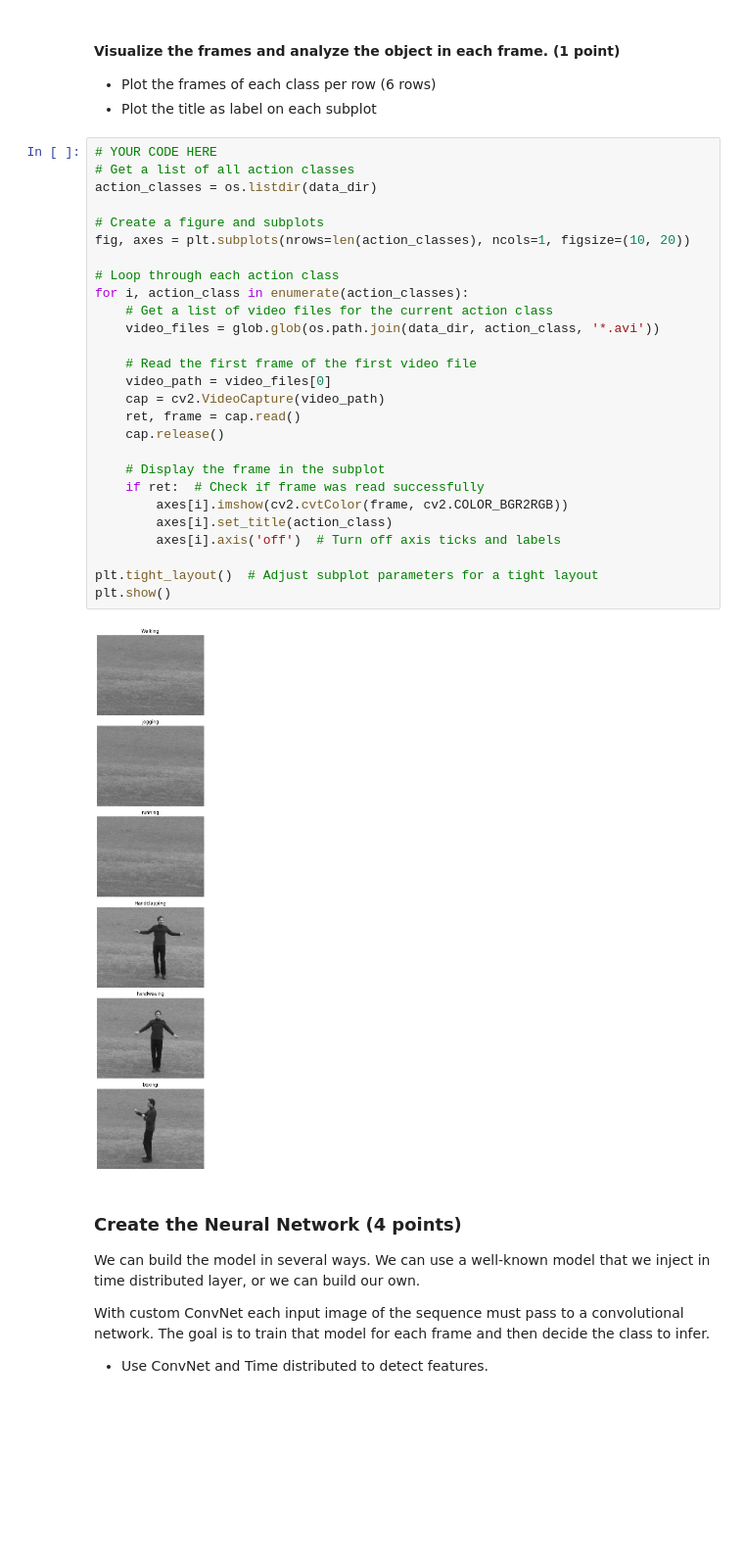
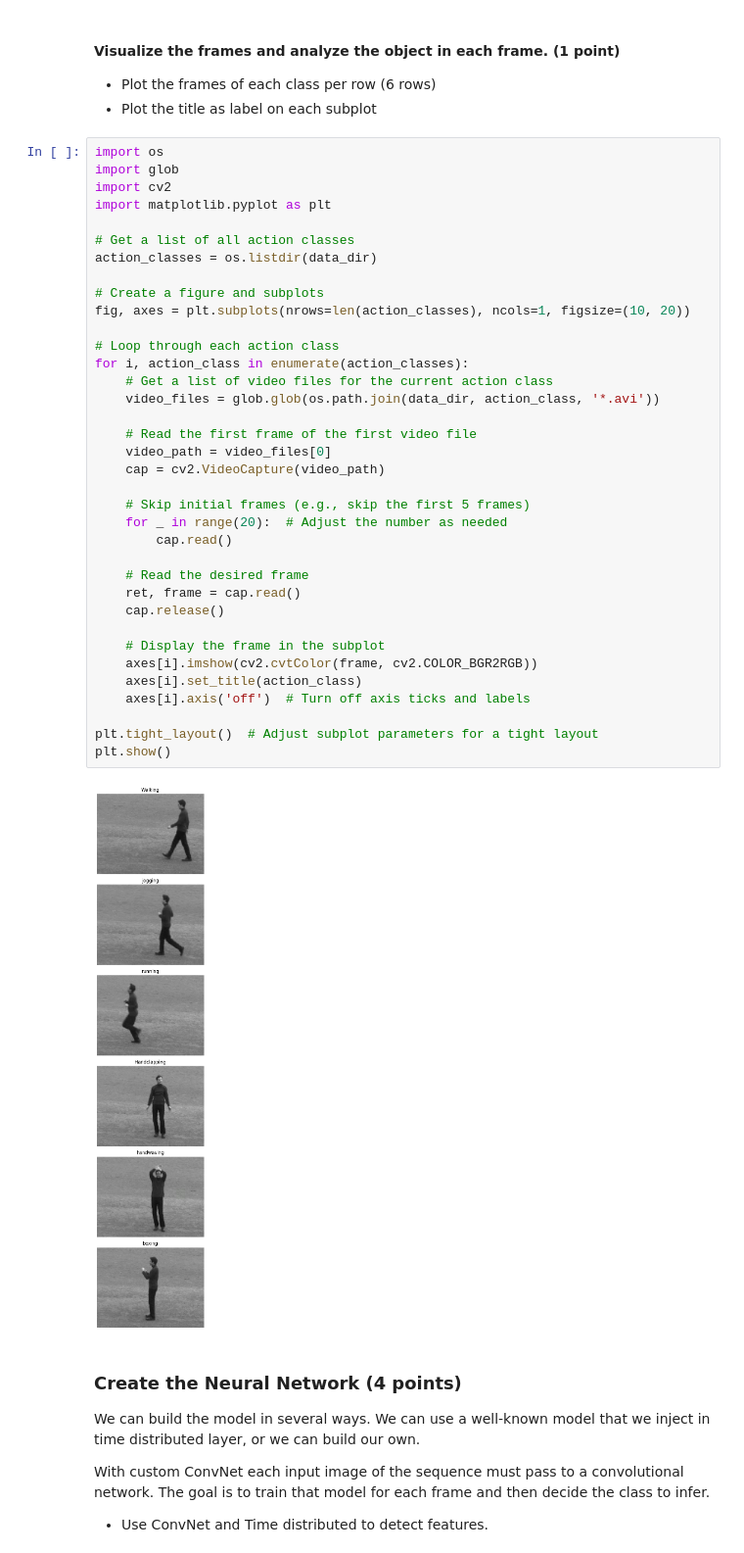
Before and after one commit to vchandraiitk/datascience, a Jupyter notebook: Vikas_M6_NB_MiniProject_3_Video_Classification.ipynb, the cells around one changed output. Shown: that part at 98% size. Saved outputs shown, nothing was run; the diff lists cells and outputs as text; blank space fills up the shorter version.

```diff
--- a/Vikas_M6_NB_MiniProject_3_Video_Classification.ipynb
+++ b/Vikas_M6_NB_MiniProject_3_Video_Classification.ipynb
@@ -171,34 +181,43 @@ Total Files 120
 * Plot the frames of each class per row (6 rows)
 * Plot the title as label on each subplot
 # %%
-# YOUR CODE HERE
+import os
+import glob
+import cv2
+import matplotlib.pyplot as plt
+
 # Get a list of all action classes
 action_classes = os.listdir(data_dir)
 
 # Create a figure and subplots
 fig, axes = plt.subplots(nrows=len(action_classes), ncols=1, figsize=(10, 20))
 
 # Loop through each action class
 for i, action_class in enumerate(action_classes):
     # Get a list of video files for the current action class
     video_files = glob.glob(os.path.join(data_dir, action_class, '*.avi'))
 
     # Read the first frame of the first video file
     video_path = video_files[0]
     cap = cv2.VideoCapture(video_path)
+
+    # Skip initial frames (e.g., skip the first 5 frames)
+    for _ in range(20):  # Adjust the number as needed
+        cap.read()
+
+    # Read the desired frame
     ret, frame = cap.read()
     cap.release()
 
     # Display the frame in the subplot
-    if ret:  # Check if frame was read successfully
-        axes[i].imshow(cv2.cvtColor(frame, cv2.COLOR_BGR2RGB))
-        axes[i].set_title(action_class)
-        axes[i].axis('off')  # Turn off axis ticks and labels
+    axes[i].imshow(cv2.cvtColor(frame, cv2.COLOR_BGR2RGB))
+    axes[i].set_title(action_class)
+    axes[i].axis('off')  # Turn off axis ticks and labels
 
 plt.tight_layout()  # Adjust subplot parameters for a tight layout
 plt.show()
 # %% [output]
-[figure, old version]
+[figure, new version]
 # %% [markdown]
 ### Create the Neural Network (4 points)
 
```
Also changed, not shown: parts of 2 cells of this notebook.
